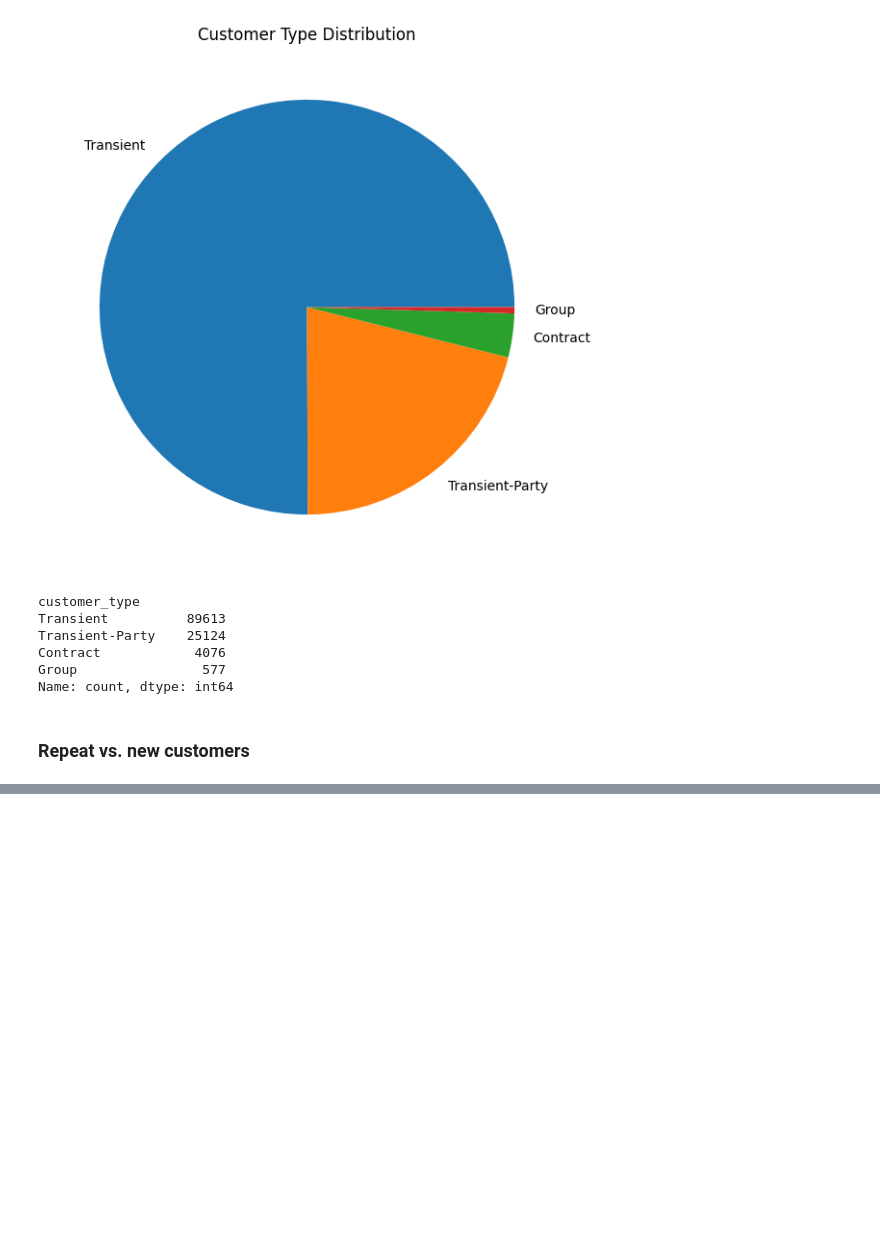
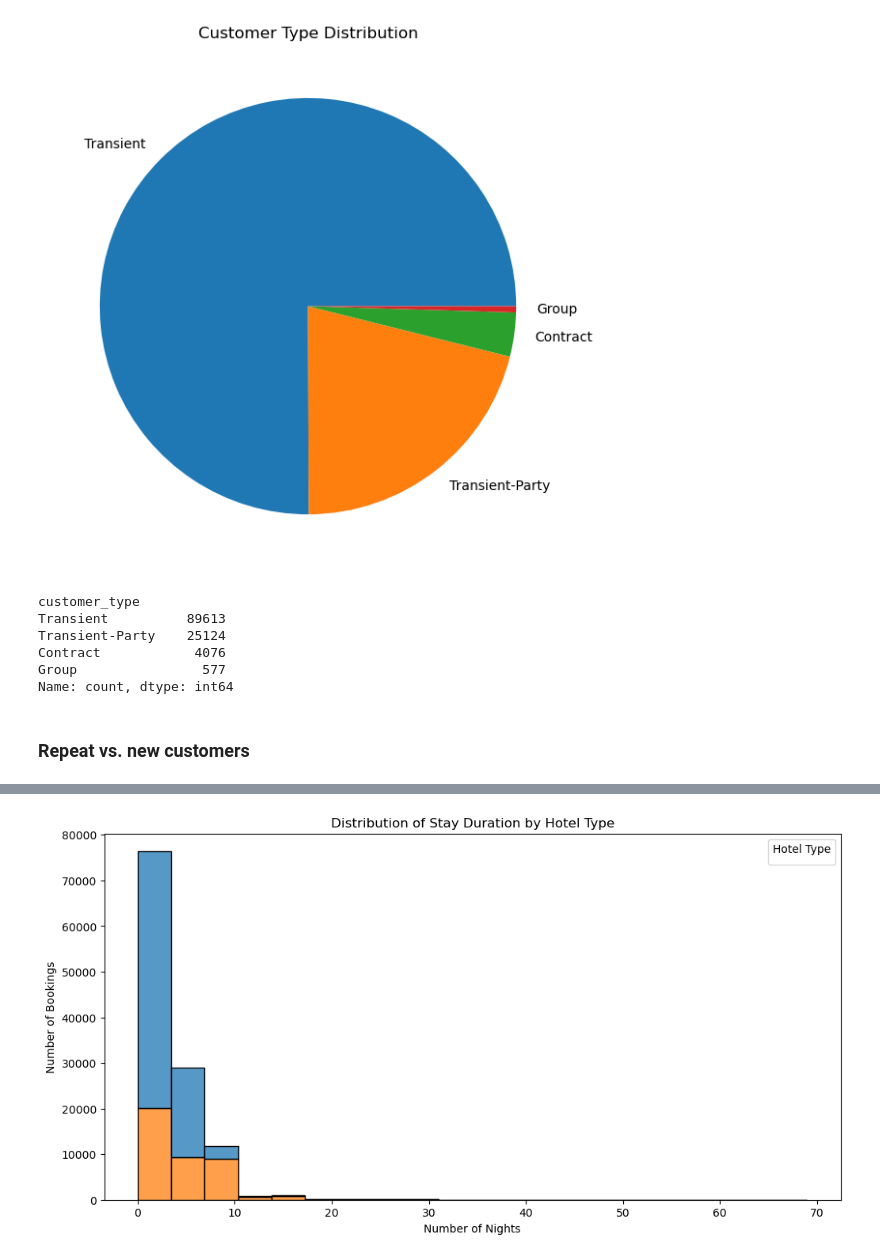
Before and after one commit to asif-mursalin/Data-mining-project, a Jupyter notebook: Project.ipynb, the cells around one changed output, grey strips where cells are left out. Cells and saved outputs as stored; diff of their text form; code cells hidden in the pictures; blank space fills up the shorter version.

```diff
--- a/Project.ipynb
+++ b/Project.ipynb
@@ -719,0 +834,10 @@ Name: is_repeated_guest, dtype: float64
+# %%
+# Calculate total nights for each booking
+df_copy = df.copy()
+df_copy = calculate_total_stay_nights(df_copy)
+# # Run all analyses
+print("=== Hotel Stay Duration Analysis ===")
+analyze_stay_duration(df_copy)
+analyze_weekend_vs_weekday(df_copy)
+analyze_seasonal_patterns(df_copy)
+# analyze_stay_distribution(df)
@@ -719,0 +872,81 @@ Name: is_repeated_guest, dtype: float64
+# %%
+def visualize_stay_statistics_separately(df):
+    """Create separate visualizations for stay duration statistics"""
+    # Ensure total_nights column exists
+    if 'total_nights' not in df.columns:
+        df['total_nights'] = df['stays_in_weekend_nights'] + df['stays_in_week_nights']
+
+    # 1. Distribution of stay duration
+    plt.figure(figsize=(12, 6))
+    sns.histplot(data=df, x='total_nights', hue='hotel', multiple="stack", bins=20)
+    plt.title('Distribution of Stay Duration by Hotel Type')
+    plt.xlabel('Number of Nights')
+    plt.ylabel('Number of Bookings')
+    plt.legend(title='Hotel Type')
+    plt.show()
+
+    # 2. Box plot for stay duration by hotel type
+    plt.figure(figsize=(10, 6))
+    sns.boxplot(data=df, x='hotel', y='total_nights')
+    plt.title('Stay Duration Distribution by Hotel Type')
+    plt.xlabel('Hotel Type')
+    plt.ylabel('Number of Nights')
+    plt.show()
+
+    # 3. Average stay duration by month
+    plt.figure(figsize=(12, 6))
+    monthly_avg = df.groupby(['arrival_date_month', 'hotel'])['total_nights'].mean().unstack()
+    # Reorder months
+    month_order = ['January', 'February', 'March', 'April', 'May', 'June',
+                   'July', 'August', 'September', 'October', 'November', 'December']
+    monthly_avg = monthly_avg.reindex(month_order)
+    monthly_avg.plot(kind='bar')
+    plt.title('Average Stay Duration by Month and Hotel Type')
+    plt.xlabel('Month')
+    plt.ylabel('Average Nights')
+    plt.xticks(rotation=45)
+    plt.legend(title='Hotel Type')
+    plt.tight_layout()
+    plt.show()
+
+    # 4. Weekend vs Weekday comparison
+    plt.figure(figsize=(10, 6))
+    weekend_weekday = df.groupby('hotel').agg({
+        'stays_in_weekend_nights': 'mean',
+        'stays_in_week_nights': 'mean'
+    })
+    weekend_weekday.plot(kind='bar')
+    plt.title('Average Weekend vs Weekday Nights by Hotel Type')
+    plt.xlabel('Hotel Type')
+    plt.ylabel('Average Nights')
+    plt.legend(['Weekend Nights', 'Weekday Nights'])
+    plt.tight_layout()
+    plt.show()
+
+    # 5. Total nights distribution (new visualization)
+    plt.figure(figsize=(12, 6))
+    total_nights_by_hotel = df.groupby(['arrival_date_month', 'hotel'])['total_nights'].sum().unstack()
+    total_nights_by_hotel = total_nights_by_hotel.reindex(month_order)
+    total_nights_by_hotel.plot(kind='line', marker='o')
+    plt.title('Total Nights Stayed by Month and Hotel Type')
+    plt.xlabel('Month')
+    plt.ylabel('Total Nights')
+    plt.xticks(rotation=45)
+    plt.legend(title='Hotel Type')
+    plt.grid(True)
+    plt.tight_layout()
+    plt.show()
+
+    # Print summary statistics
+    print("\nSummary Statistics by Hotel Type:")
+    summary_stats = df.groupby('hotel').agg({
+        'total_nights': ['count', 'mean', 'median', 'std', 'min', 'max']
+    }).round(2)
+    summary_stats.columns = ['Total Bookings', 'Average Stay', 'Median Stay',
+                           'Std Dev', 'Min Stay', 'Max Stay']
+    print(summary_stats)
+
+
+visualize_stay_statistics_separately(df_copy)
+# %% [output]
+[figure, added]
```
Also changed, not shown: parts of 10 cells of this notebook.
